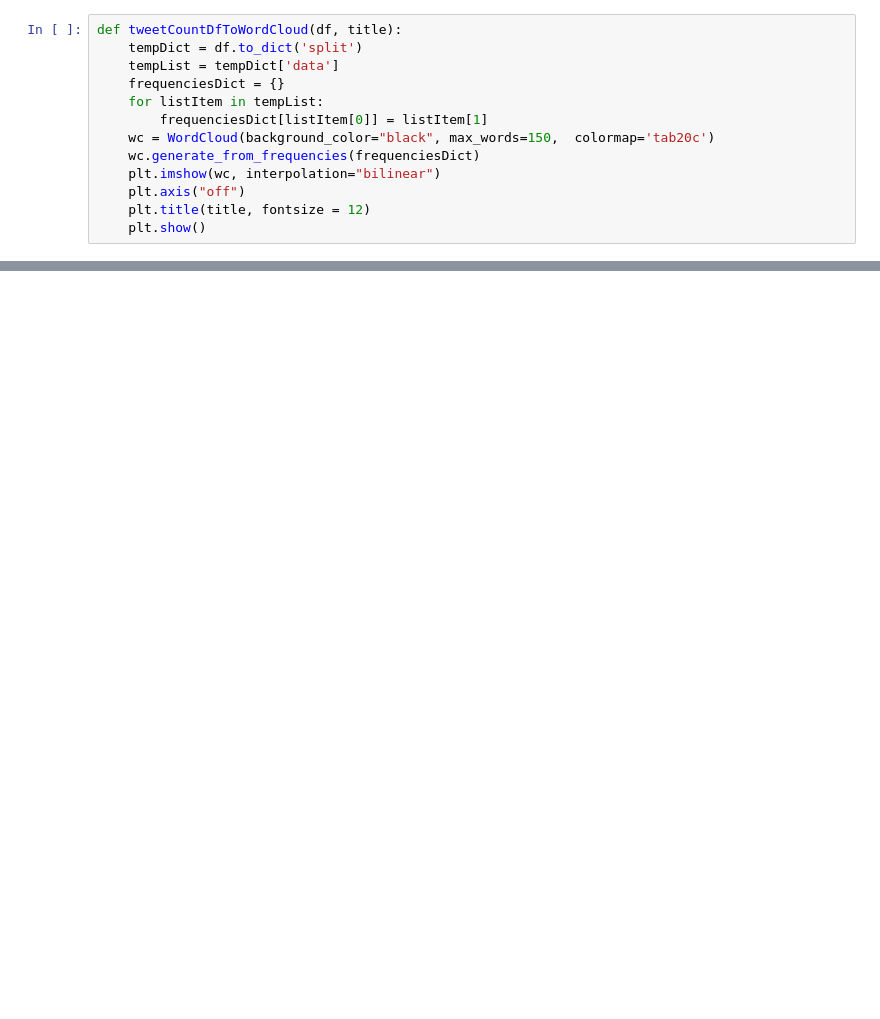
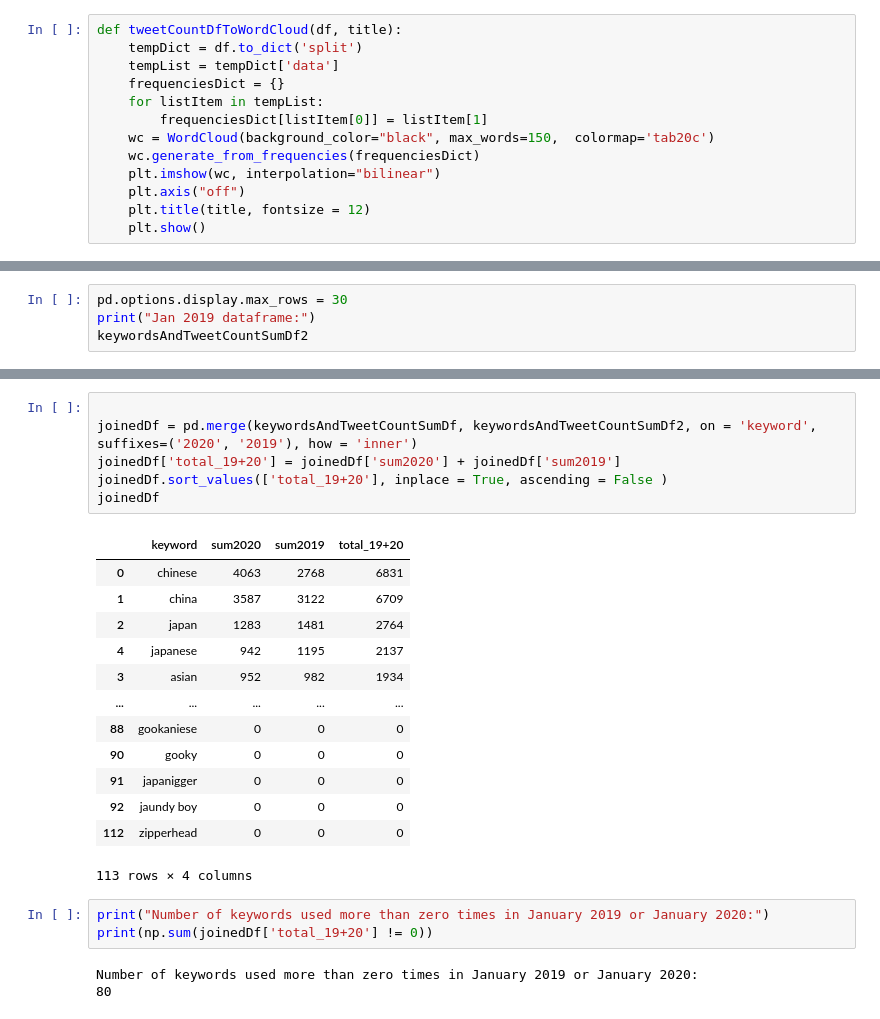
Before and after one commit to ORJackson/Sentiment-Analysis_UK-Anti-Asian-Sentiment-Covid-19, a Jupyter notebook: tweetCountsAsianKeywordsOrderedBySum.ipynb, the cells around one changed output, grey strips where cells are left out. Saved outputs shown, nothing was run; the diff lists cells and outputs as text; blank space fills up the shorter version.

```diff
--- a/tweetCountsAsianKeywordsOrderedBySum.ipynb
+++ b/tweetCountsAsianKeywordsOrderedBySum.ipynb
@@ -194,0 +187,4 @@ tweetCountDfToWordCloud(keywordsAndTweetCountSumDf, titleString)
+# %%
+pd.options.display.max_rows = 30
+print("Jan 2019 dataframe:")
+keywordsAndTweetCountSumDf2
@@ -194,0 +224,26 @@ tweetCountDfToWordCloud(keywordsAndTweetCountSumDf, titleString)
+# %%
+
+joinedDf = pd.merge(keywordsAndTweetCountSumDf, keywordsAndTweetCountSumDf2, on = 'keyword', suffixes=('2020', '2019'), how = 'inner')
+joinedDf['total_19+20'] = joinedDf['sum2020'] + joinedDf['sum2019']
+joinedDf.sort_values(['total_19+20'], inplace = True, ascending = False )
+joinedDf
+# %% [output]
+|  | keyword | sum2020 | sum2019 | total_19+20 |
+| 0 | chinese | 4063 | 2768 | 6831 |
+| 1 | china | 3587 | 3122 | 6709 |
+| 2 | japan | 1283 | 1481 | 2764 |
+| 4 | japanese | 942 | 1195 | 2137 |
+| 3 | asian | 952 | 982 | 1934 |
+| ... | ... | ... | ... | ... |
+| 88 | gookaniese | 0 | 0 | 0 |
+| 90 | gooky | 0 | 0 | 0 |
+| 91 | japanigger | 0 | 0 | 0 |
+| 92 | jaundy boy | 0 | 0 | 0 |
+| 112 | zipperhead | 0 | 0 | 0 |
+113 rows × 4 columns
+# %%
+print("Number of keywords used more than zero times in January 2019 or January 2020:")
+print(np.sum(joinedDf['total_19+20'] != 0))
+# %% [output]
+Number of keywords used more than zero times in January 2019 or January 2020:
+80
```
Also changed, not shown: parts of 16 cells of this notebook, 22 other files.
